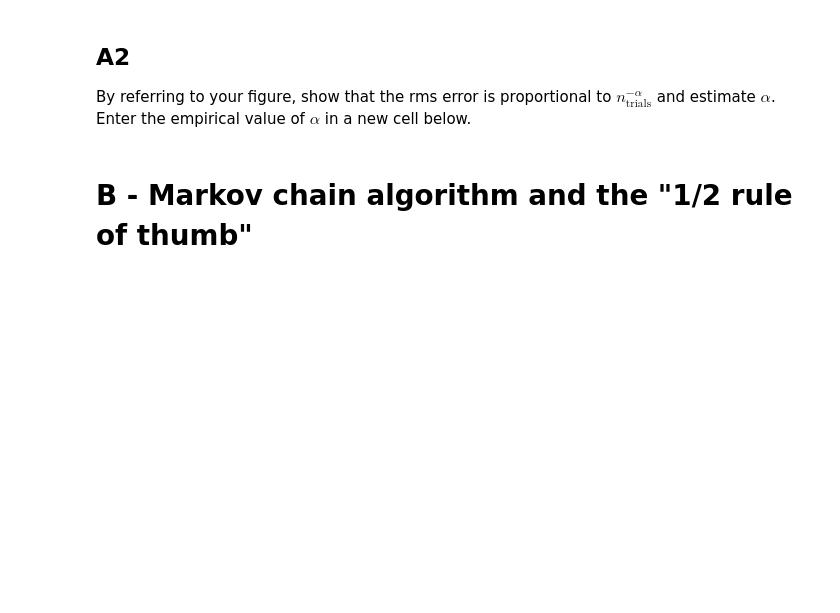
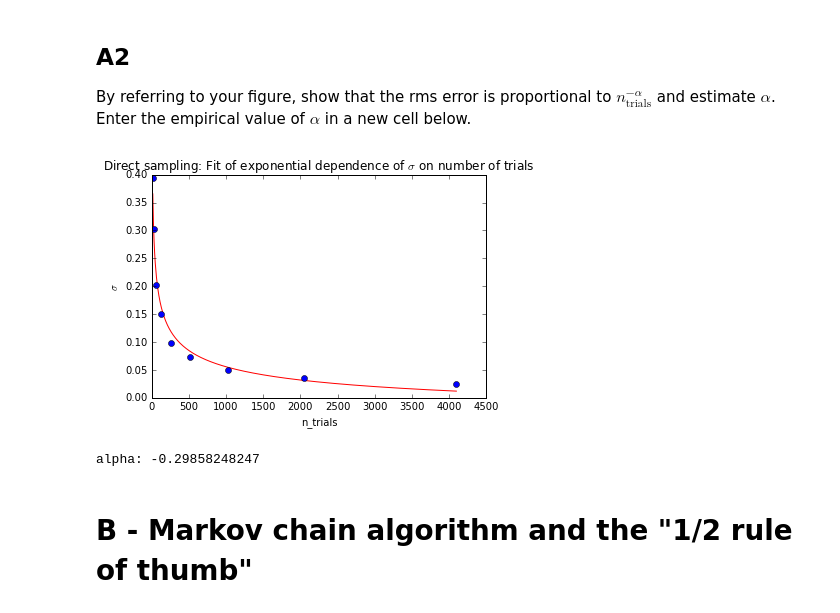
Before and after one commit to MirekJ/mirekJ_7110_v2, a Jupyter notebook: Homework/HW1.ipynb, the cells around one changed output. Saved outputs shown, nothing was run; the diff lists cells and outputs as text; code cells hidden in the pictures; blank space fills up the shorter version.

```diff
--- a/Homework/HW1.ipynb
+++ b/Homework/HW1.ipynb
@@ -68,4 +71,32 @@ pylab.show()
 By referring to your figure, show that the rms error is proportional to $n_{\text{trials}}^{-\alpha}$ and estimate $\alpha$. Enter the empirical value of $\alpha$ in a new cell below.
+# %%
+from scipy.optimize import leastsq
+
+## function of line
+func     = lambda par, x   : x**par[0]+par[1];
+## error function used for leas square fitting
+errfunc  = lambda par, x, y: func(par, x) - y;
+
+parInitGuess = (1.0,0.0)
+
+x=np.array(n_trials_list)
+y=np.array(sigmas)
+
+res, b = leastsq(errfunc, parInitGuess[:], args=(x,y));
+
+x1=np.linspace(n_trials_list[0],n_trials_list[len(n_trials_list)-1],500);
+y1=func(res,x1)
+pylab.plot(x1,y1,'r-')
+pylab.plot(n_trials_list, sigmas, 'o')
+pylab.xlabel('n_trials')
+pylab.ylabel('$\sigma$')
+pylab.title('Direct sampling: Fit of exponential dependence of $\sigma$ on number of trials')
+pylab.show()
+
+print "alpha: "+str(res[0])
+# %% [output]
+[figure, added]
+alpha: -0.29858248247
 # %% [markdown]
 # B - Markov chain algorithm and the "1/2 rule of thumb"
 # %% [markdown]
```
Also changed, not shown: parts of 9 cells of this notebook.
